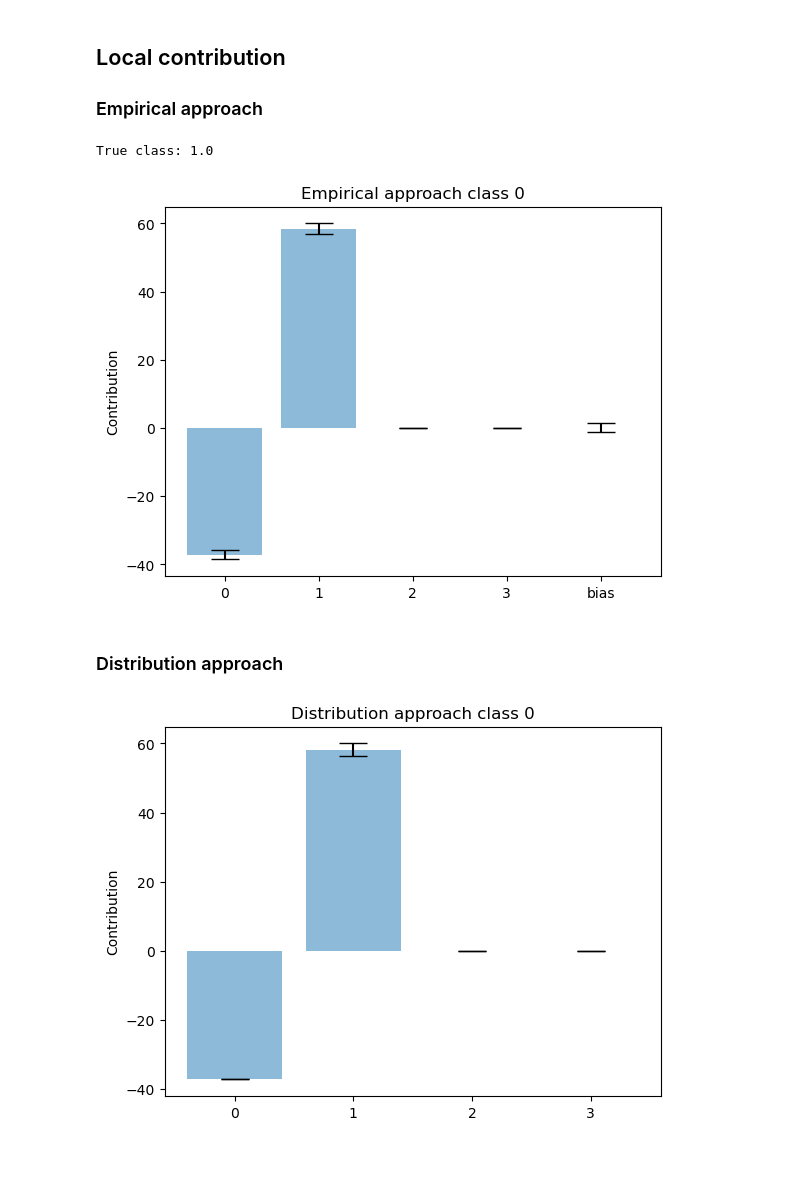
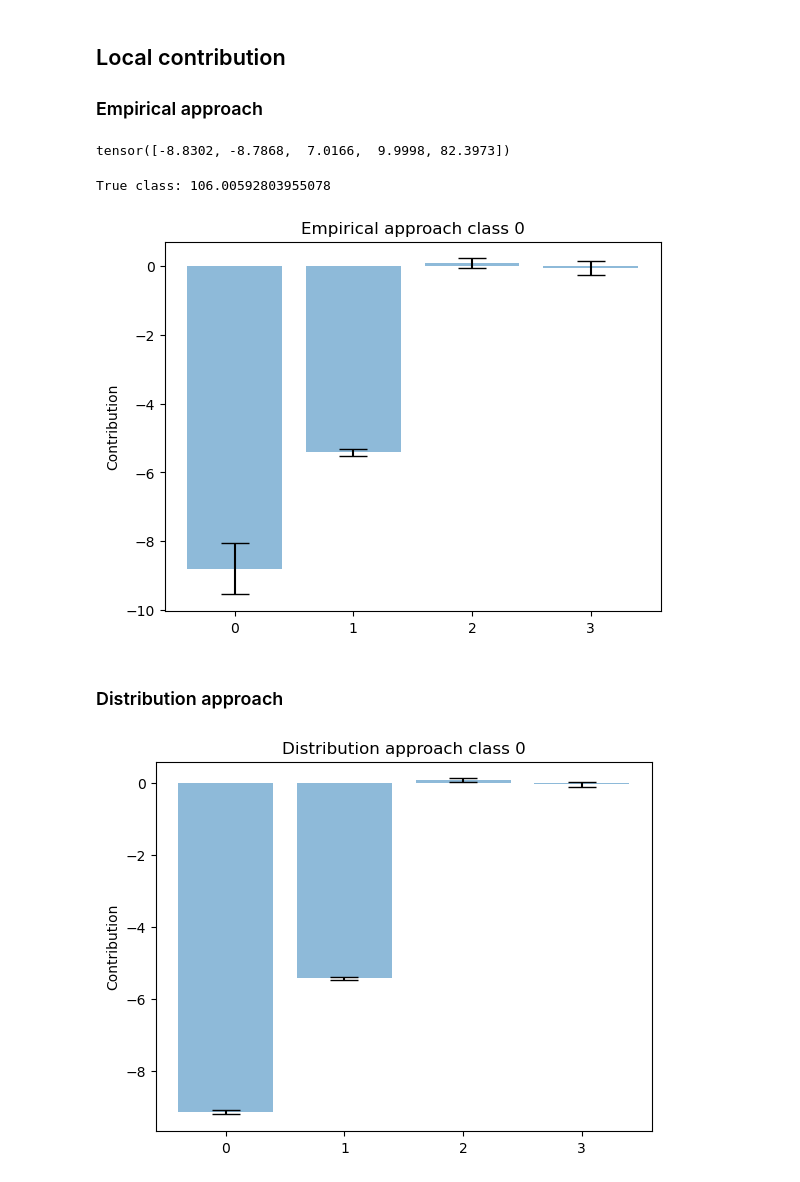
Before and after one commit to eirihoyh/ISLBBNN, a Jupyter notebook: examples/non_linear_function/lrt.ipynb, the cells around one changed output. Drawn from its saved outputs; the diff is of its cells as text; code cells hidden in the pictures.

```diff
--- a/examples/non_linear_function/lrt.ipynb
+++ b/examples/non_linear_function/lrt.ipynb
@@ -315,16 +315,20 @@ pf.run_path_graph_weight(net, save_path="path_graphs/lrt/weight/temp_relu", show
 ## Local contribution
 
 ### Empirical approach
+# %%
+train_dat[1]
+# %% [output]
+tensor([-8.8302, -8.7868,  7.0166,  9.9998, 82.3973])
 # %%
-explain_this = train_dat[14,:-1].reshape(-1, p)
+explain_this = train_dat[8,:-1].reshape(-1, p)
 print(f"True class: {train_dat[14,-1]}")
-pf.plot_local_contribution_empirical(net, explain_this, sample=True, median=True, n_samples=1_000)
+pf.plot_local_contribution_empirical(net, explain_this, sample=True, median=True, n_samples=1_000, include_bias=False)
 # %% [output]
-True class: 1.0
+True class: 106.00592803955078
-[figure, old version]
+[figure, new version]
 # %% [markdown]
 ### Distribution approach
 # %%
 pf.plot_local_contribution_dist(net, explain_this, sample=False, median=True)
 # %% [output]
-[figure, old version]
+[figure, new version]
```
Also changed, not shown: parts of 2 cells of this notebook, 45 other files.
